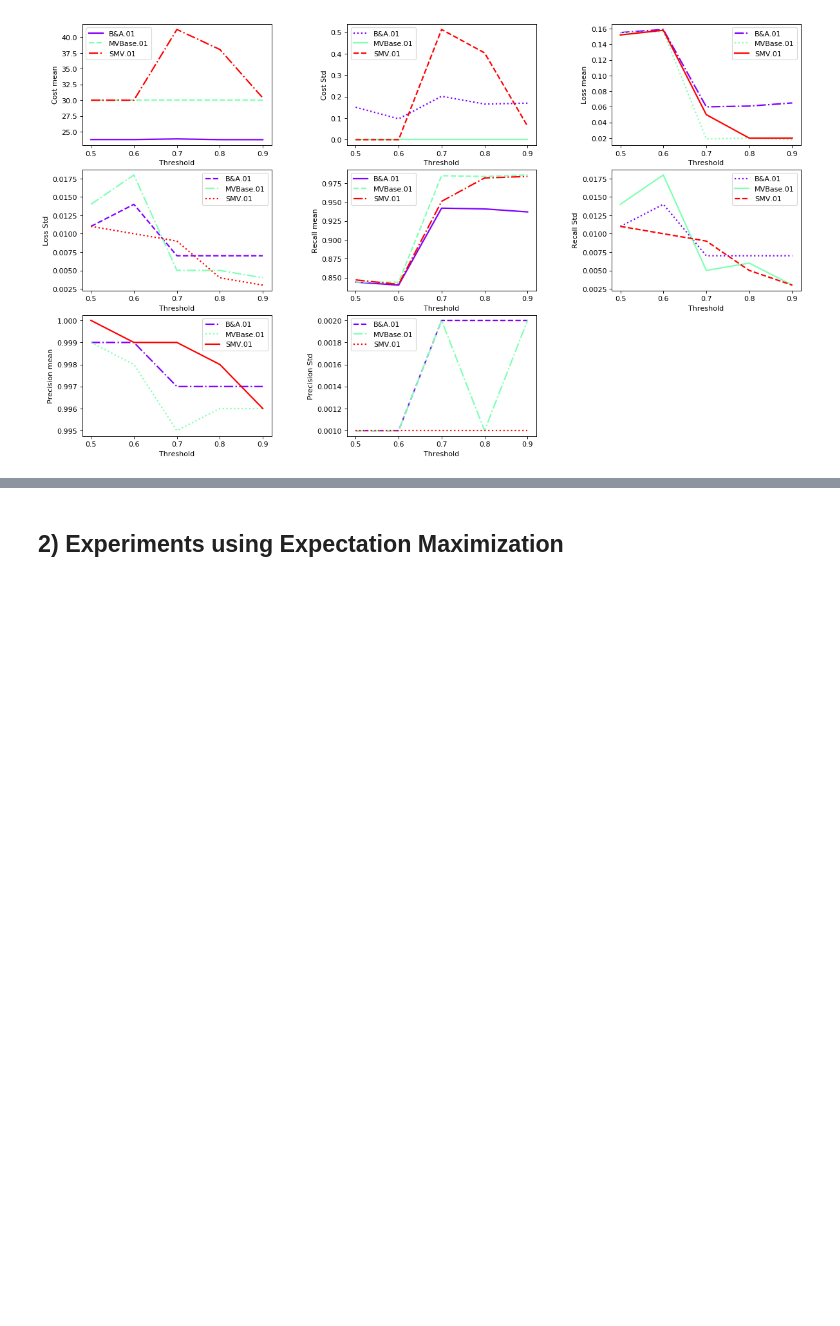
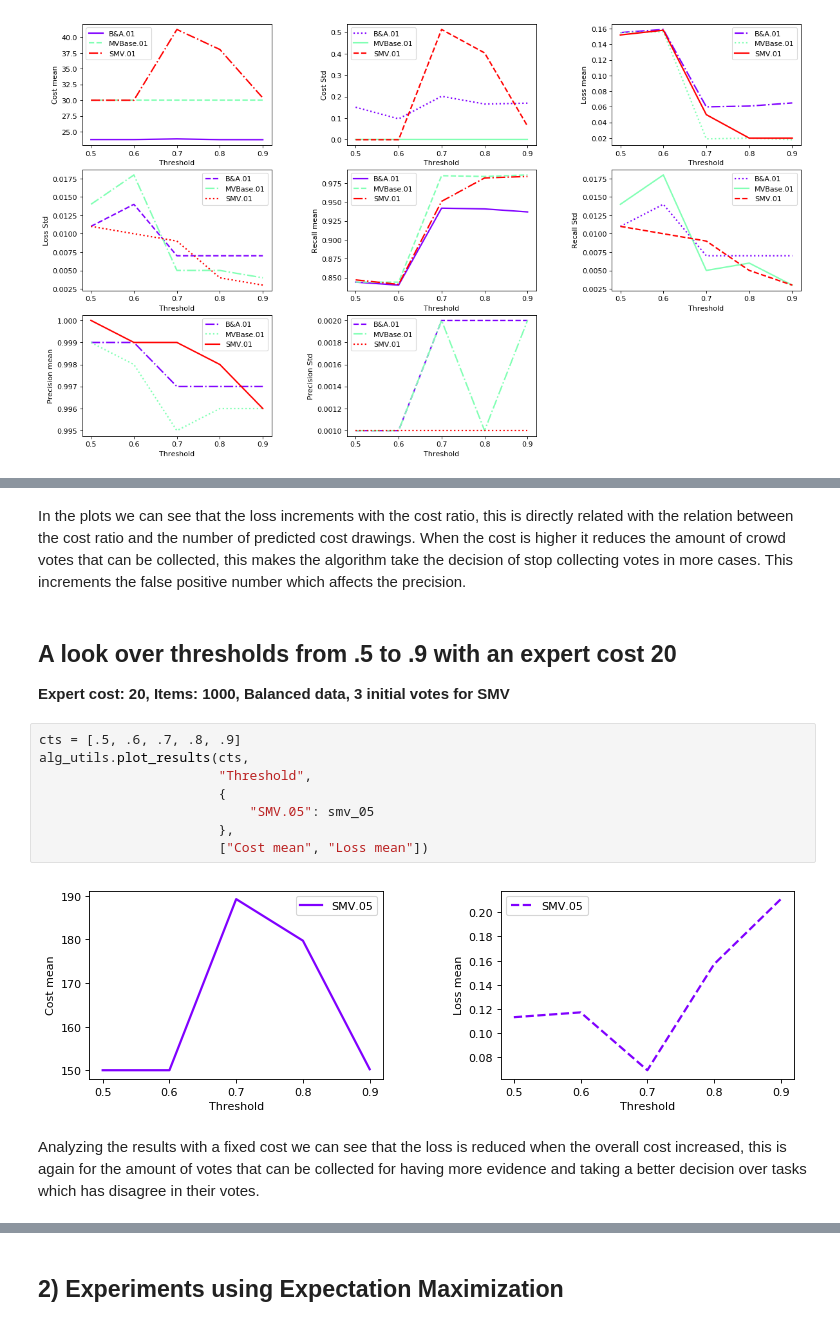
Before and after one commit to pmaglione/classification_model, a Jupyter notebook: main_algorithm_with_experiments.ipynb, the cells around one changed output, grey strips where cells are left out. Cells and saved outputs as stored; diff of their text form; blank space fills up the shorter version.

```diff
--- a/main_algorithm_with_experiments.ipynb
+++ b/main_algorithm_with_experiments.ipynb
@@ -1072,0 +1024,18 @@ alg_utils.plot_results(cts,
+# %% [markdown]
+In the plots we can see that the loss increments with the cost ratio, this is directly related with the relation between the cost ratio and the number of predicted cost drawings. When the cost is higher it reduces the amount of crowd votes that can be collected, this makes the algorithm take the decision of stop collecting votes in more cases. This increments the false positive number which affects the precision.
+# %% [markdown]
+##  A look over thresholds from .5 to .9 with an expert cost 20
+
+**Expert cost: 20, Items: 1000, Balanced data, 3 initial votes for SMV**
+# %%
+cts = [.5, .6, .7, .8, .9]
+alg_utils.plot_results(cts,
+                       "Threshold",
+                       {
+                           "SMV.05": smv_05
+                       },
+                       ["Cost mean", "Loss mean"])
+# %% [output]
+[figure, added]
+# %% [markdown]
+Analyzing the results with a fixed cost we can see that the loss is reduced when the overall cost increased, this is again for the amount of votes that can be collected for having more evidence and taking a better decision over tasks which has disagree in their votes.
```
Also changed, not shown: parts of 14 cells of this notebook, 46 other files.
